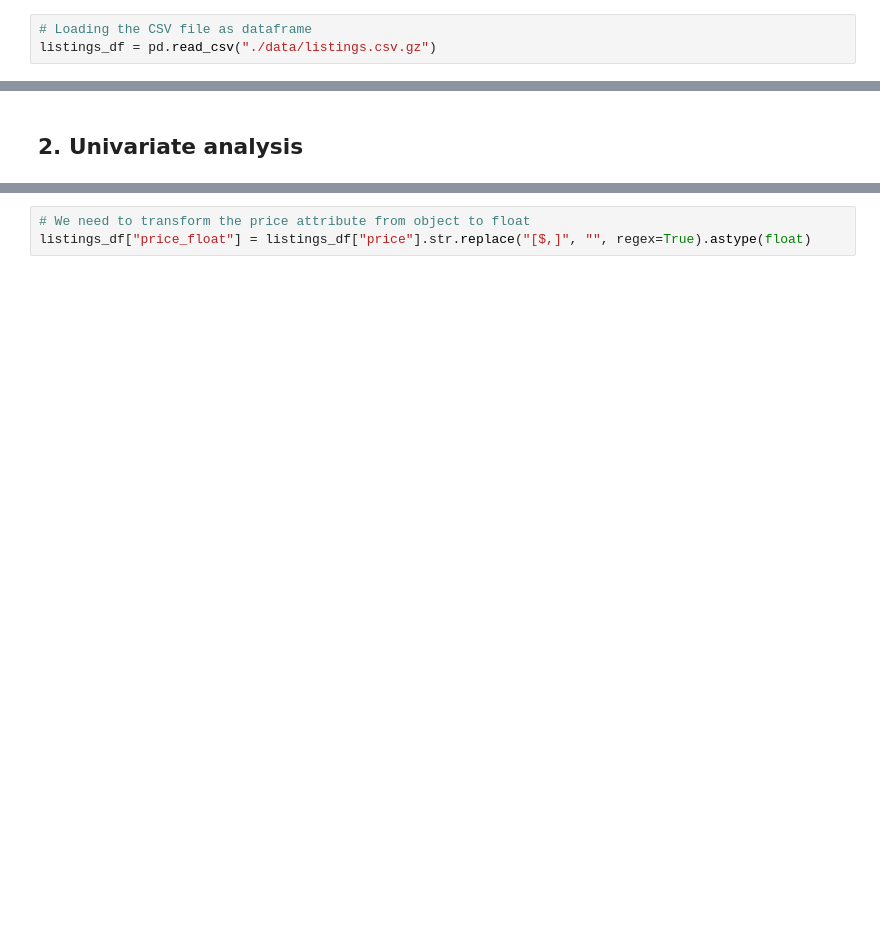
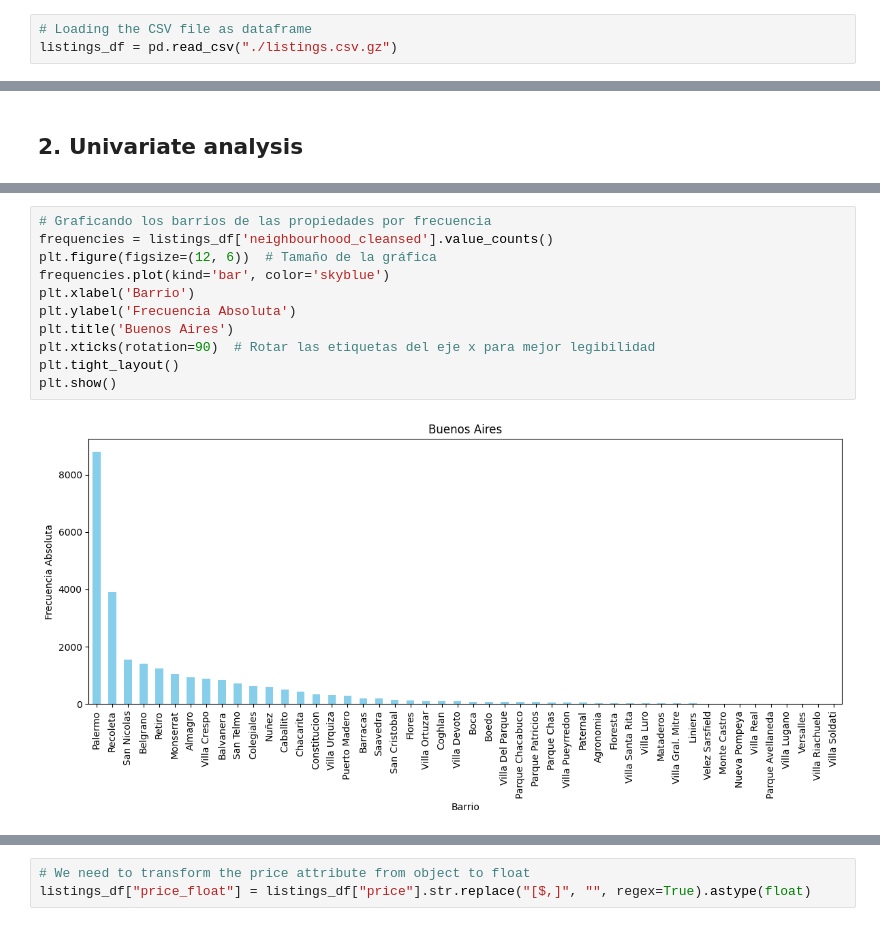
Before and after one commit to jvmorenot1/Taller1_Ciencia_Datos, a Jupyter notebook: Taller_1.ipynb, the cells around one changed output, grey strips where cells are left out. Saved outputs shown, nothing was run; the diff lists cells and outputs as text; blank space fills up the shorter version.

```diff
--- a/Taller_1.ipynb
+++ b/Taller_1.ipynb
@@ -26,7 +26,7 @@ pd.set_option("display.max_rows", 100)
 ## 1. Loading the data
 # %%
 # Loading the CSV file as dataframe
-listings_df = pd.read_csv("./data/listings.csv.gz")
+listings_df = pd.read_csv("./listings.csv.gz")
 # %%
 # Showing dataframe dimensions
 listings_df.shape
@@ -48,0 +98,13 @@ listings_df["neighbourhood_cleansed"].unique()
+# %%
+# Graficando los barrios de las propiedades por frecuencia
+frequencies = listings_df['neighbourhood_cleansed'].value_counts()
+plt.figure(figsize=(12, 6))  # Tamaño de la gráfica
+frequencies.plot(kind='bar', color='skyblue')
+plt.xlabel('Barrio')
+plt.ylabel('Frecuencia Absoluta')
+plt.title('Buenos Aires')
+plt.xticks(rotation=90)  # Rotar las etiquetas del eje x para mejor legibilidad
+plt.tight_layout()
+plt.show()
+# %% [output]
+[figure, added]
```
Also changed, not shown: parts of 54 cells of this notebook.
